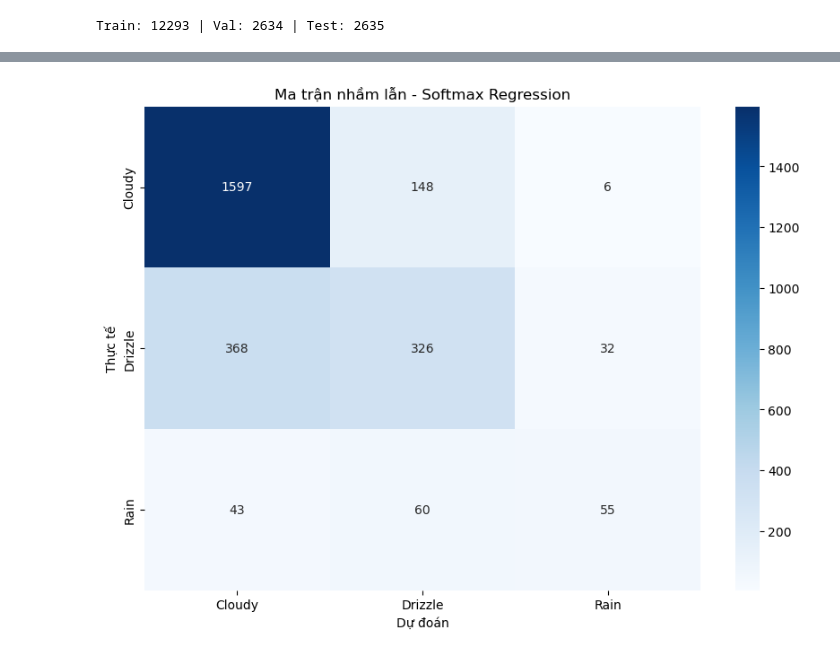
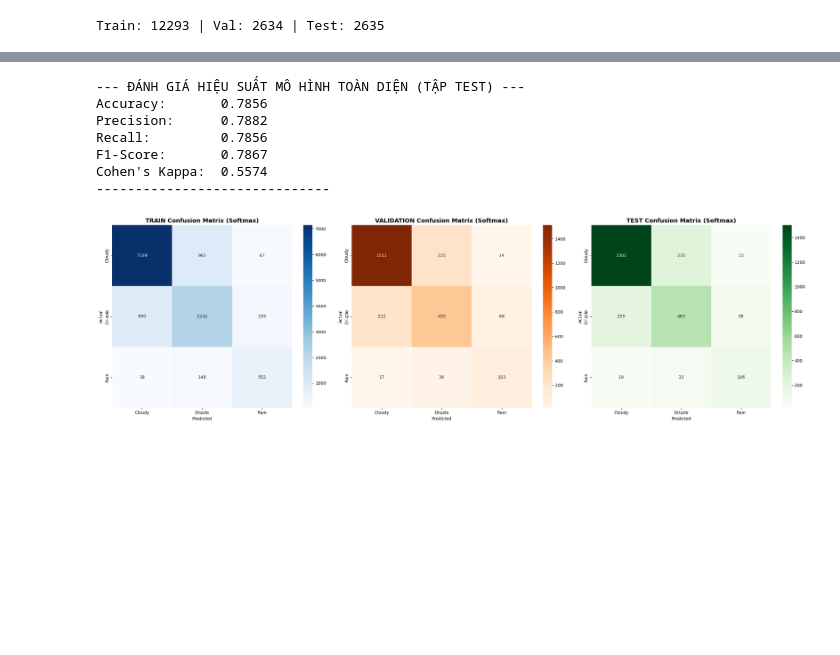
Before and after one commit to MinhHien2004/KHDL, a Jupyter notebook: ThanhDanh.ipynb, the cells around one changed output, grey strips where cells are left out. Cells and saved outputs as stored; diff of their text form; code cells hidden in the pictures; blank space fills up the shorter version.

Commit message:
Softmax

```diff
--- a/ThanhDanh.ipynb
+++ b/ThanhDanh.ipynb
@@ -85,18 +191,21 @@ Tham số tốt nhất: {'C': 100, 'penalty': 'l2'}
 # %%
 # Dự đoán trên tập training để xem chi tiết
-y_train_pred = best_model.predict(X_train_scaled)
+# LƯU Ý: Phải dùng X_train_final (đã qua Feature Selection) thay vì X_train_scaled
+y_train_pred = best_model.predict(X_train_final)
 print("--- ĐÁNH GIÁ CHI TIẾT TRÊN TẬP TRAIN ---")
 print(classification_report(y_train, y_train_pred, target_names=le.classes_))
+
 # Dự đoán trên tập Validation để xem chi tiết
-y_val_pred = best_model.predict(X_val_scaled)
+y_val_pred = best_model.predict(X_val_final)
 print("--- ĐÁNH GIÁ CHI TIẾT TRÊN TẬP VALIDATION ---")
 print(classification_report(y_val, y_val_pred, target_names=le.classes_))
+
 # Dự đoán trên tập Test (dữ liệu hoàn toàn mới)
-y_test_pred = best_model.predict(X_test_scaled)
+y_test_pred = best_model.predict(X_test_final)
 print("--- ĐÁNH GIÁ CHI TIẾT TRÊN TẬP TEST ---")
 print(classification_report(y_test, y_test_pred, target_names=le.classes_))
 
-print(f"Độ chính xác trên tập Train: {accuracy_score(y_train, best_model.predict(X_train_scaled)):.4f}")
+print(f"Độ chính xác trên tập Train: {accuracy_score(y_train, y_train_pred):.4f}")
 print(f"Độ chính xác trên tập Val: {accuracy_score(y_val, y_val_pred):.4f}")
 print(f"Độ chính xác trên tập Test: {accuracy_score(y_test, y_test_pred):.4f}")
 # %% [output]
@@ -120,11 +229,61 @@ weighted avg       0.74      0.76      0.74     12293
 # %%
-# Vẽ Confusion Matrix để xem mô hình nhầm lẫn giữa các loại thời tiết nào
-cm = confusion_matrix(y_test, y_test_pred)
-plt.figure(figsize=(10, 7))
-sns.heatmap(cm, annot=True, fmt='d', xticklabels=le.classes_, yticklabels=le.classes_, cmap='Blues')
-plt.xlabel('Dự đoán')
-plt.ylabel('Thực tế')
-plt.title('Ma trận nhầm lẫn - Softmax Regression')
+from sklearn.metrics import accuracy_score, precision_score, recall_score, f1_score, confusion_matrix, cohen_kappa_score
+import matplotlib.pyplot as plt
+import seaborn as sns
+
+# "y_test" và "y_test_pred" đã được tạo ở các cell trước
+print("--- ĐÁNH GIÁ HIỆU SUẤT MÔ HÌNH TOÀN DIỆN (TẬP TEST) ---")
+
+# 1. Tính toán các chỉ số Numeric
+acc = accuracy_score(y_test, y_test_pred)
+# Weighted: Tính trung bình có trọng số (phù hợp dữ liệu mất cân bằng)
+prec = precision_score(y_test, y_test_pred, average='weighted')
+rec = recall_score(y_test, y_test_pred, average='weighted')
+f1 = f1_score(y_test, y_test_pred, average='weighted')
+kappa = cohen_kappa_score(y_test, y_test_pred)
+
+print(f"Accuracy:       {acc:.4f}")
+print(f"Precision:      {prec:.4f}")
+print(f"Recall:         {rec:.4f}")
+print(f"F1-Score:       {f1:.4f}")
+print(f"Cohen's Kappa:  {kappa:.4f}")
+print("-" * 30)
+
+# VẼ 3 MA TRẬN NHẦM LẪN SIDE-BY-SIDE (TRAIN, VAL, TEST)
+fig, axes = plt.subplots(1, 3, figsize=(24, 7))
+
+# 1. Train Set
+cm_train = confusion_matrix(y_train, y_train_pred)
+sns.heatmap(cm_train, annot=True, fmt='d', cmap='Blues', ax=axes[0],
+            xticklabels=le.classes_, yticklabels=le.classes_)
+axes[0].set_title('TRAIN Confusion Matrix (Softmax)', fontsize=14, fontweight='bold')
+axes[0].set_xlabel('Predicted')
+axes[0].set_ylabel('Actual')
+
+# 2. Validation Set
+cm_val = confusion_matrix(y_val, y_val_pred)
+sns.heatmap(cm_val, annot=True, fmt='d', cmap='Oranges', ax=axes[1],
+            xticklabels=le.classes_, yticklabels=le.classes_)
+axes[1].set_title('VALIDATION Confusion Matrix (Softmax)', fontsize=14, fontweight='bold')
+axes[1].set_xlabel('Predicted')
+axes[1].set_ylabel('Actual')
+
+# 3. Test Set
+cm_test = confusion_matrix(y_test, y_test_pred)
+sns.heatmap(cm_test, annot=True, fmt='d', cmap='Greens', ax=axes[2],
+            xticklabels=le.classes_, yticklabels=le.classes_)
+axes[2].set_title('TEST Confusion Matrix (Softmax)', fontsize=14, fontweight='bold')
+axes[2].set_xlabel('Predicted')
+axes[2].set_ylabel('Actual')
+
+plt.tight_layout()
 plt.show()
 # %% [output]
+--- ĐÁNH GIÁ HIỆU SUẤT MÔ HÌNH TOÀN DIỆN (TẬP TEST) ---
+Accuracy:       0.7856
+Precision:      0.7882
+Recall:         0.7856
+F1-Score:       0.7867
+Cohen's Kappa:  0.5574
+------------------------------
-[figure, old version]
+[figure, new version]
```
Also changed, not shown: parts of 6 cells of this notebook, 3 other files.
